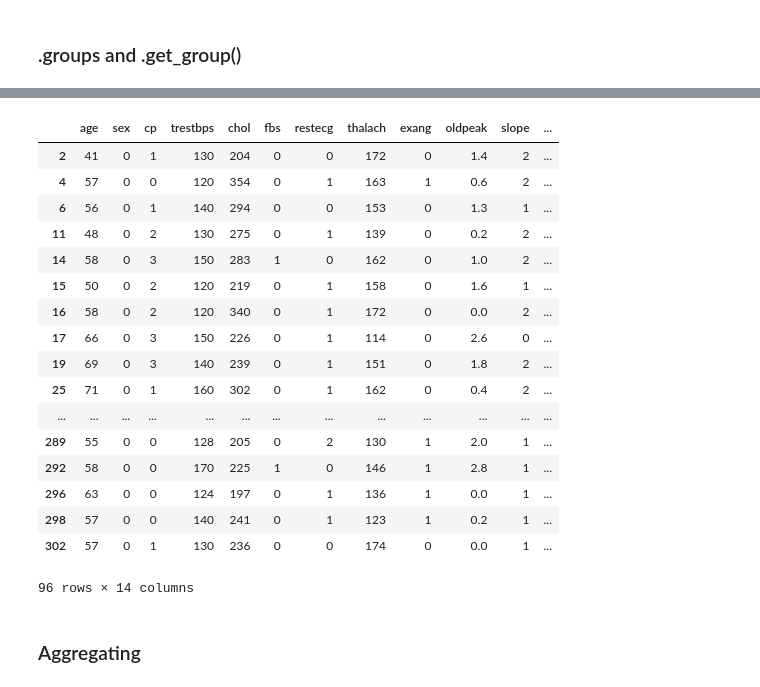
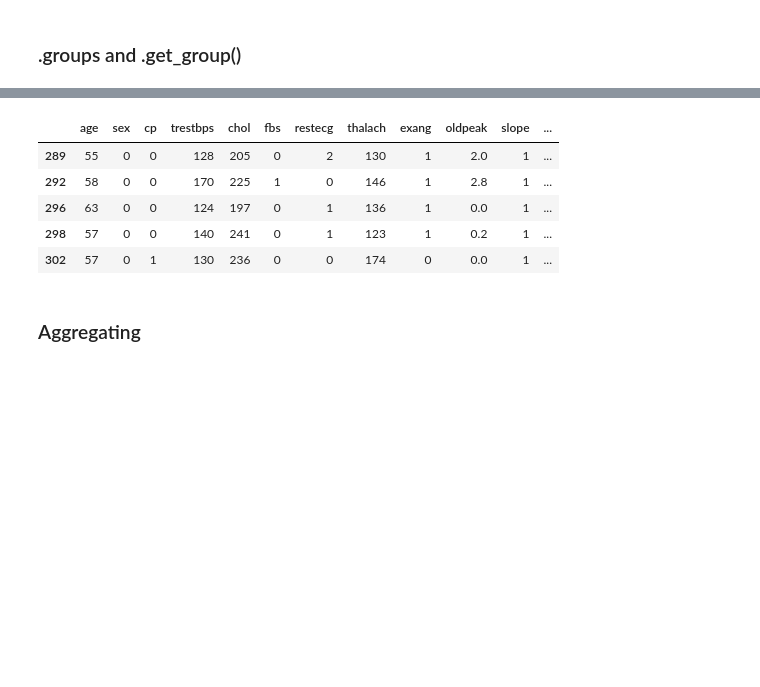
Before and after one commit to Jkim516/pandas-2-seattle-ds-062419, a Jupyter notebook: pandas_tools_codealong.ipynb, the cells around one changed output, grey strips where cells are left out. Drawn from its saved outputs; the diff is of its cells as text; code cells hidden in the pictures; blank space fills up the shorter version.

```diff
--- a/pandas_tools_codealong.ipynb
+++ b/pandas_tools_codealong.ipynb
@@ -277,24 +291,12 @@ uci.groupby('sex').groups
 # %%
-uci.groupby('sex').get_group(0) # .tail()
+uci.groupby('sex').get_group(0).tail() # .tail()
 # %% [output]
 |  | age | sex | cp | trestbps | chol | fbs | restecg | thalach | exang | oldpeak | slope | ... |
-| 2 | 41 | 0 | 1 | 130 | 204 | 0 | 0 | 172 | 0 | 1.4 | 2 | ... |
-| 4 | 57 | 0 | 0 | 120 | 354 | 0 | 1 | 163 | 1 | 0.6 | 2 | ... |
-| 6 | 56 | 0 | 1 | 140 | 294 | 0 | 0 | 153 | 0 | 1.3 | 1 | ... |
-| 11 | 48 | 0 | 2 | 130 | 275 | 0 | 1 | 139 | 0 | 0.2 | 2 | ... |
-| 14 | 58 | 0 | 3 | 150 | 283 | 1 | 0 | 162 | 0 | 1.0 | 2 | ... |
-| 15 | 50 | 0 | 2 | 120 | 219 | 0 | 1 | 158 | 0 | 1.6 | 1 | ... |
-| 16 | 58 | 0 | 2 | 120 | 340 | 0 | 1 | 172 | 0 | 0.0 | 2 | ... |
-| 17 | 66 | 0 | 3 | 150 | 226 | 0 | 1 | 114 | 0 | 2.6 | 0 | ... |
-| 19 | 69 | 0 | 3 | 140 | 239 | 0 | 1 | 151 | 0 | 1.8 | 2 | ... |
-| 25 | 71 | 0 | 1 | 160 | 302 | 0 | 1 | 162 | 0 | 0.4 | 2 | ... |
-| ... | ... | ... | ... | ... | ... | ... | ... | ... | ... | ... | ... | ... |
 | 289 | 55 | 0 | 0 | 128 | 205 | 0 | 2 | 130 | 1 | 2.0 | 1 | ... |
 | 292 | 58 | 0 | 0 | 170 | 225 | 1 | 0 | 146 | 1 | 2.8 | 1 | ... |
 | 296 | 63 | 0 | 0 | 124 | 197 | 0 | 1 | 136 | 1 | 0.0 | 1 | ... |
 | 298 | 57 | 0 | 0 | 140 | 241 | 0 | 1 | 123 | 1 | 0.2 | 1 | ... |
 | 302 | 57 | 0 | 1 | 130 | 236 | 0 | 0 | 174 | 0 | 0.0 | 1 | ... |
-96 rows × 14 columns
 # %% [markdown]
 ### Aggregating
 # %%
```
Also changed, not shown: parts of 14 cells of this notebook.
